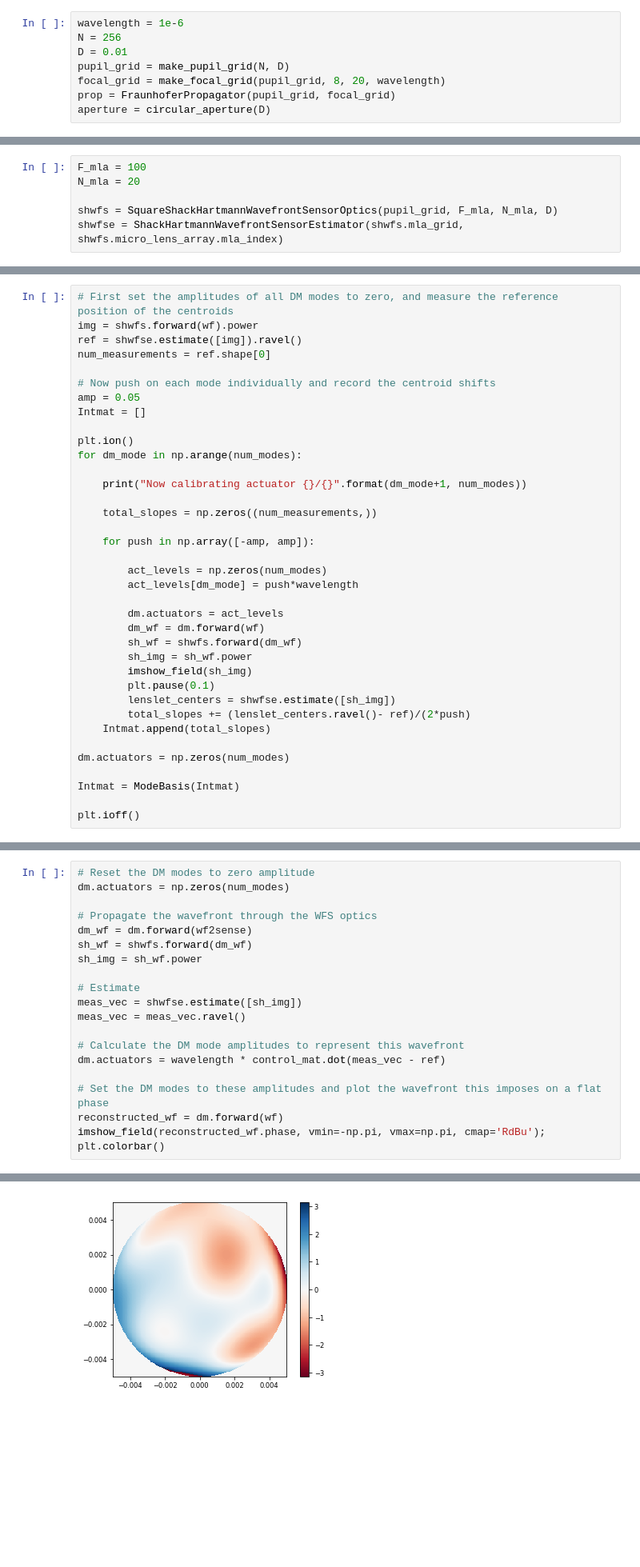
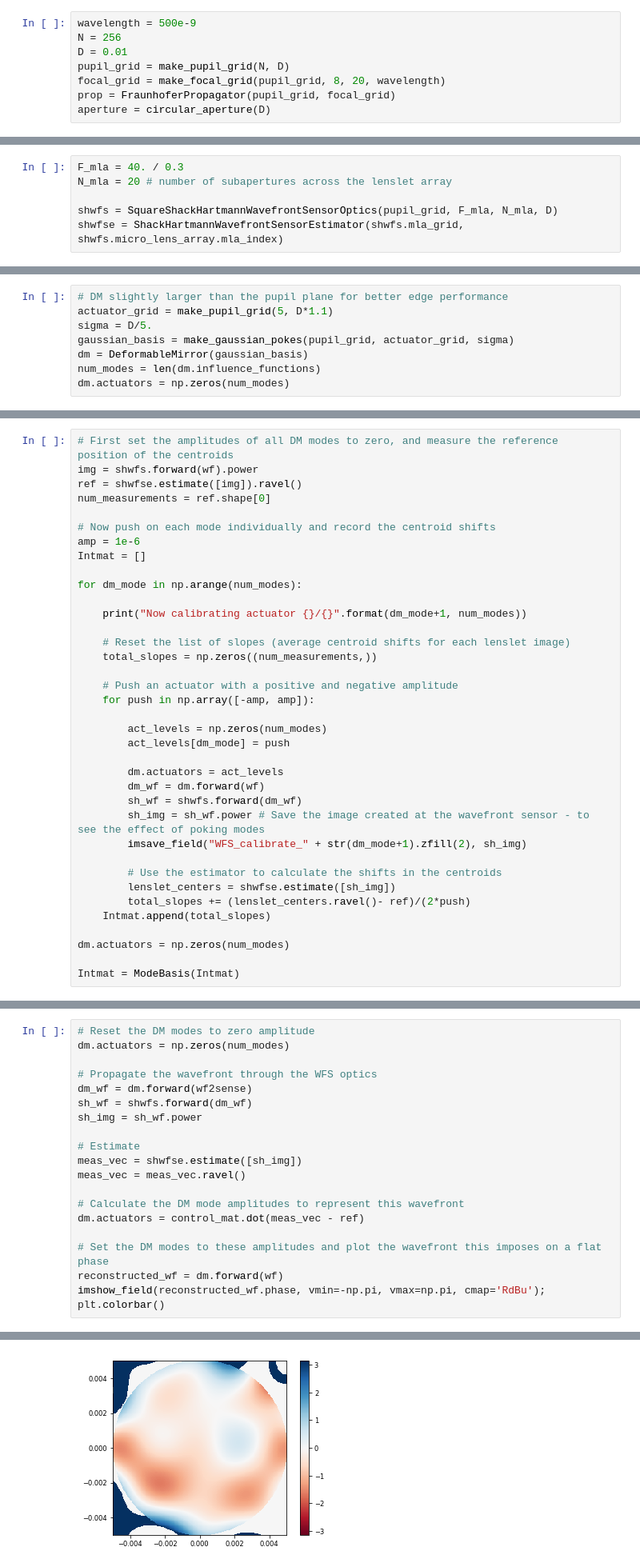
Before and after one commit to ehpor/hcipy, a Jupyter notebook: doc/Wavefront_sensing_1.ipynb, the cells around one changed output, grey strips where cells are left out. Shown at 80% size. Cells and saved outputs as stored; diff of their text form; blank space fills up the shorter version.

Commit message:
Modified wavefront sensing example to use Gaussian mode dm and better wavefront reconstruction

```diff
--- a/doc/Wavefront_sensing_1.ipynb
+++ b/doc/Wavefront_sensing_1.ipynb
@@ -13,7 +13,7 @@ import matplotlib.pyplot as plt
 # %% [markdown]
 We create an aperture and a pupil grid on which the phasescreens will be imposed, a focal plane where the image is formed, and a propagator to take the wavefront from the pupil plane to the focal plane.
 # %%
-wavelength = 1e-6
+wavelength = 500e-9
 N = 256
 D = 0.01
 pupil_grid = make_pupil_grid(N, D)
@@ -48,8 +48,8 @@ A Shack Hartmann Wavefront Sensor (SH-WFS) consists of a microlens array and a d
 
 We start by creating the SH-WFS using a microlens array optic.
 # %%
-F_mla = 100
-N_mla = 20
+F_mla = 40. / 0.3
+N_mla = 20 # number of subapertures across the lenslet array
 
 shwfs = SquareShackHartmannWavefrontSensorOptics(pupil_grid, F_mla, N_mla, D)
 shwfse = ShackHartmannWavefrontSensorEstimator(shwfs.mla_grid, shwfs.micro_lens_array.mla_index)
@@ -64,3 +60,11 @@ dm = DeformableMirror(dm_modes)
+# %%
+# DM slightly larger than the pupil plane for better edge performance
+actuator_grid = make_pupil_grid(5, D*1.1)
+sigma = D/5.
+gaussian_basis = make_gaussian_pokes(pupil_grid, actuator_grid, sigma)
+dm = DeformableMirror(gaussian_basis)
+num_modes = len(dm.influence_functions)
+dm.actuators = np.zeros(num_modes)
 # %% [markdown]
 The calibration process is as follows: we "poke" each mode of the DM with an equal positive and a negative amplitude successively, measure the shifts in the centroids of the microlens array images, and use these measurements to construct an interaction matrix.
 # %%
@@ -70,27 +74,29 @@ ref = shwfse.estimate([img]).ravel()
 num_measurements = ref.shape[0]
 
 # Now push on each mode individually and record the centroid shifts
-amp = 0.05
+amp = 1e-6
 Intmat = []
 
-plt.ion()
 for dm_mode in np.arange(num_modes):
 
     print("Now calibrating actuator {}/{}".format(dm_mode+1, num_modes))
 
+    # Reset the list of slopes (average centroid shifts for each lenslet image)
     total_slopes = np.zeros((num_measurements,))
 
+    # Push an actuator with a positive and negative amplitude
     for push in np.array([-amp, amp]):
 
         act_levels = np.zeros(num_modes)
-        act_levels[dm_mode] = push*wavelength
+        act_levels[dm_mode] = push
 
         dm.actuators = act_levels
         dm_wf = dm.forward(wf)
         sh_wf = shwfs.forward(dm_wf)
-        sh_img = sh_wf.power
-        imshow_field(sh_img)
-        plt.pause(0.1)
+        sh_img = sh_wf.power # Save the image created at the wavefront sensor - to see the effect of poking modes
+        imsave_field("WFS_calibrate_" + str(dm_mode+1).zfill(2), sh_img)
+
+        # Use the estimator to calculate the shifts in the centroids
         lenslet_centers = shwfse.estimate([sh_img])
         total_slopes += (lenslet_centers.ravel()- ref)/(2*push)
     Intmat.append(total_slopes)
@@ -98,7 +104,5 @@ for dm_mode in np.arange(num_modes):
 dm.actuators = np.zeros(num_modes)
 
 Intmat = ModeBasis(Intmat)
-
-plt.ioff()
 # %% [output]
 Now calibrating actuator 1/25
@@ -123,25 +131,25 @@ With this information, we can reconstruct a wavefront using the SH-WFS centroid
 # %%
 # Reset the DM modes to zero amplitude
 dm.actuators = np.zeros(num_modes)
 
 # Propagate the wavefront through the WFS optics
 dm_wf = dm.forward(wf2sense)
 sh_wf = shwfs.forward(dm_wf)
 sh_img = sh_wf.power
 
 # Estimate
 meas_vec = shwfse.estimate([sh_img])
 meas_vec = meas_vec.ravel()
 
 # Calculate the DM mode amplitudes to represent this wavefront
-dm.actuators = wavelength * control_mat.dot(meas_vec - ref)
+dm.actuators = control_mat.dot(meas_vec - ref)
 
 # Set the DM modes to these amplitudes and plot the wavefront this imposes on a flat phase
 reconstructed_wf = dm.forward(wf)
 imshow_field(reconstructed_wf.phase, vmin=-np.pi, vmax=np.pi, cmap='RdBu'); plt.colorbar()
 # %% [output]
 <matplotlib.colorbar.Colorbar at 0x...>
-[figure, old version]
+[figure, new version]
 # %% [markdown]
 Let's compare the original phasescreen with the reconstruction from the SH-WFS measurements.
 # %%
```
Also changed, not shown: parts of 6 cells of this notebook.
